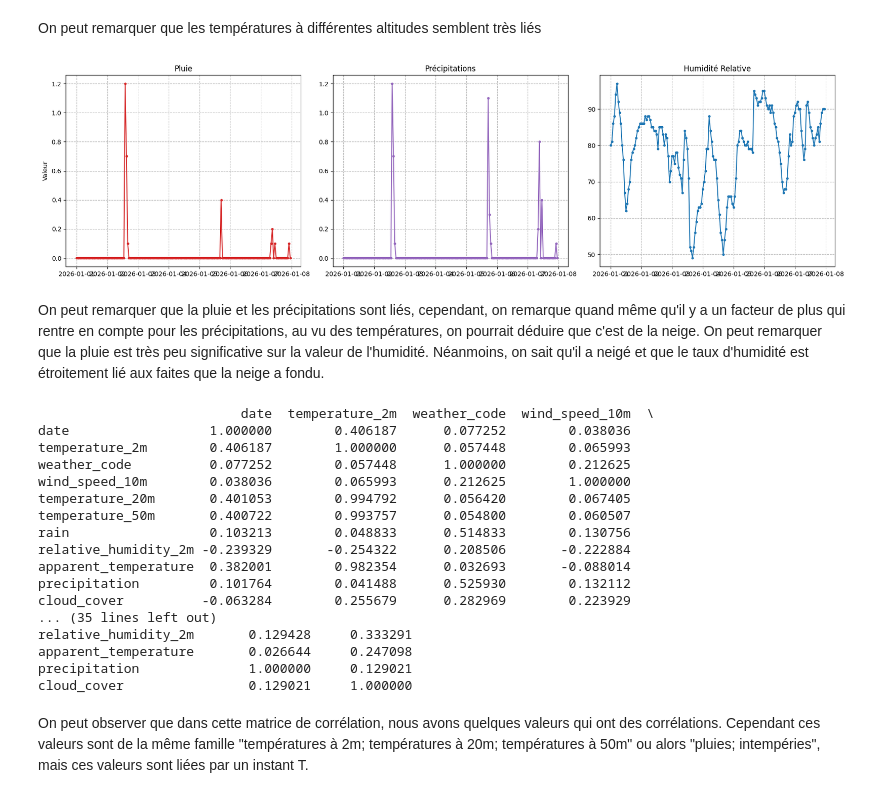
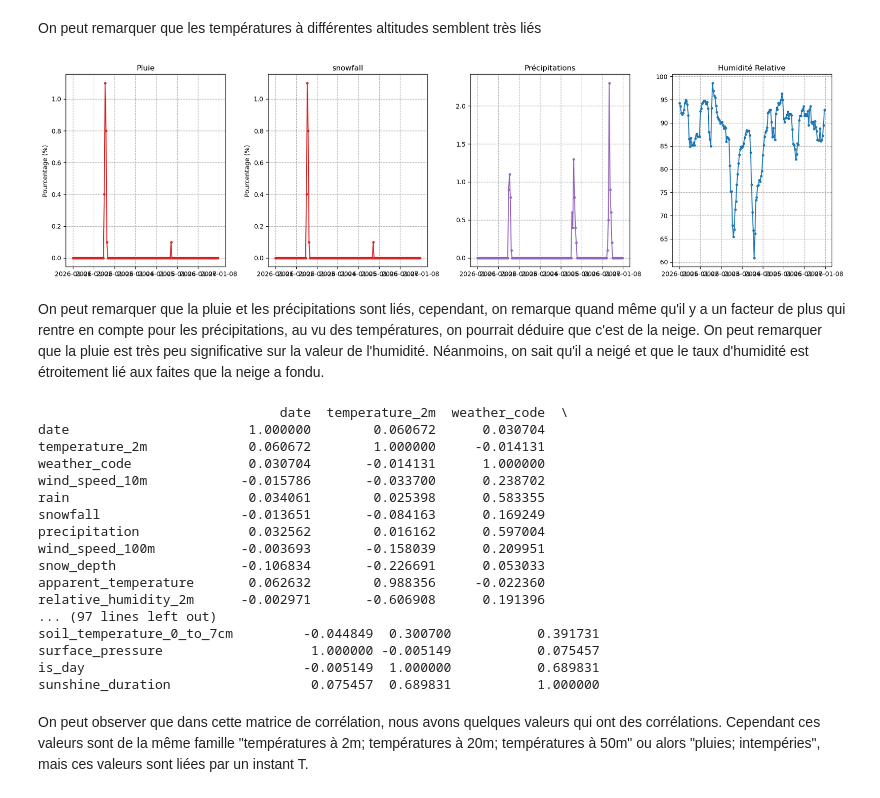
Before and after one commit to qevan91/Projet-fil-rouge-b3, a Jupyter notebook: main.ipynb, the cells around one changed output. Drawn from its saved outputs; the diff is of its cells as text; code cells hidden in the pictures.

```diff
--- a/main.ipynb
+++ b/main.ipynb
@@ -10,7 +10,7 @@ import matplotlib.dates as mdates
 import matplotlib.pyplot as plt
 import pandas as pd
 
-conn = sqlite3.connect("data/meteo_projet.db")
+conn = sqlite3.connect("data/meteo_archive_2010_2026.db")
 
 # lire une table
 df = pd.read_sql_query("SELECT * FROM hourly_weather", conn)
@@ -179,16 +182,14 @@ On peut observer que la vitesse du vent est étroitement corrélé avec la temp
 df['date'] = pd.to_datetime(df['date'])
 df = df.sort_values('date')
 
-start_date = "2026-01-01 00:00:00+00:00"
-end_date = "2026-01-07 23:00:00+00:00"
+start_date = pd.Timestamp("2026-01-01 00:00:00")
+end_date = pd.Timestamp("2026-01-07 23:00:00")
 
 mask = (df['date'] >= start_date) & (df['date'] <= end_date)
 df_filtered = df.loc[mask]
 
 plt.Figure(figsize=(12,6))
 plt.plot(df_filtered['date'], df_filtered['temperature_2m'], color='tab:red', linewidth=2, marker='o', markersize=4)
-plt.plot(df_filtered['date'], df_filtered['temperature_20m'], color='tab:blue', linewidth=2, marker='o', markersize=4)
-plt.plot(df_filtered['date'], df_filtered['temperature_50m'], color='tab:purple', linewidth=2, marker='o', markersize=4)
 plt.title("Évolution de la température à différente altitude - WeatherForYnov", fontsize=14)
 plt.xlabel('Date / Heure')
 plt.ylabel('Température (°C)')
@@ -201,30 +203,34 @@ plt.show()
 # %% [markdown]
 On peut remarquer que les températures à différentes altitudes semblent très liés
 # %%
-fig, (ax1, ax2, ax3) = plt.subplots(1, 3, figsize=(18, 5))
+fig, (ax1, ax2, ax3, ax4) = plt.subplots(1, 4, figsize=(18, 5))
 
 # Graphique 1 : Rain (Pluie)
 ax1.plot(df_filtered['date'], df_filtered['rain'], color='tab:red', marker='o', markersize=3)
 ax1.set_title('Pluie')
-ax1.set_ylabel('Valeur')
+ax1.set_ylabel('Pourcentage (%)')
 ax1.grid(True, linestyle='--')
 
-# Graphique 2 : Précipitations
-ax2.plot(df_filtered['date'], df_filtered['precipitation'], color='tab:purple', marker='o', markersize=3)
-ax2.set_title('Précipitations')
+# Graphique 2 : Snowfall (Neige)
+ax2.plot(df_filtered['date'], df_filtered['rain'], color='tab:red', marker='o', markersize=3)
+ax2.set_title('snowfall')
+ax2.set_ylabel('Pourcentage (%)')
 ax2.grid(True, linestyle='--')
 
-# Graphique 2 : Humidité
-ax3.plot(df_filtered['date'], df_filtered['relative_humidity_2m'], color='tab:blue', marker='o', markersize=3)
-ax3.set_title('Humidité Relative')
+# Graphique 3 : Précipitations
+ax3.plot(df_filtered['date'], df_filtered['precipitation'], color='tab:purple', marker='o', markersize=3)
+ax3.set_title('Précipitations')
 ax3.grid(True, linestyle='--')
 
-
+# Graphique 4 : Humidité
+ax4.plot(df_filtered['date'], df_filtered['relative_humidity_2m'], color='tab:blue', marker='o', markersize=3)
+ax4.set_title('Humidité Relative')
+ax4.grid(True, linestyle='--')
 
 plt.tight_layout()
 plt.show()
 # %% [output]
-[figure, old version]
+[figure, new version]
 # %% [markdown]
 On peut remarquer que la pluie et les précipitations sont liés, cependant, on remarque quand même qu'il y a un facteur de plus qui rentre en compte pour les précipitations, au vu des températures, on pourrait déduire que c'est de la neige. On peut remarquer que la pluie est très peu significative sur la valeur de l'humidité. Néanmoins, on sait qu'il a neigé et que le taux d'humidité est étroitement lié aux faites que la neige a fondu.
 # %%
@@ -232,23 +238,23 @@ correlation = df.corr()
 
 print(correlation)
 # %% [output]
-                          date  temperature_2m  weather_code  wind_speed_10m  \
-date                  1.000000        0.406187      0.077252        0.038036
-temperature_2m        0.406187        1.000000      0.057448        0.065993
-weather_code          0.077252        0.057448      1.000000        0.212625
-wind_speed_10m        0.038036        0.065993      0.212625        1.000000
-temperature_20m       0.401053        0.994792      0.056420        0.067405
-temperature_50m       0.400722        0.993757      0.054800        0.060507
-rain                  0.103213        0.048833      0.514833        0.130756
-relative_humidity_2m -0.239329       -0.254322      0.208506       -0.222884
-apparent_temperature  0.382001        0.982354      0.032693       -0.088014
-precipitation         0.101764        0.041488      0.525930        0.132112
-cloud_cover          -0.063284        0.255679      0.282969        0.223929
-... (35 lines left out)
-relative_humidity_2m       0.129428     0.333291
-apparent_temperature       0.026644     0.247098
-precipitation              1.000000     0.129021
-cloud_cover                0.129021     1.000000
+                               date  temperature_2m  weather_code  \
+date                       1.000000        0.060672      0.030704
+temperature_2m             0.060672        1.000000     -0.014131
+weather_code               0.030704       -0.014131      1.000000
+wind_speed_10m            -0.015786       -0.033700      0.238702
+rain                       0.034061        0.025398      0.583355
+snowfall                  -0.013651       -0.084163      0.169249
+precipitation              0.032562        0.016162      0.597004
+wind_speed_100m           -0.003693       -0.158039      0.209951
+snow_depth                -0.106834       -0.226691      0.053033
+apparent_temperature       0.062632        0.988356     -0.022360
+relative_humidity_2m      -0.002971       -0.606908      0.191396
+... (97 lines left out)
+soil_temperature_0_to_7cm         -0.044849  0.300700           0.391731
+surface_pressure                   1.000000 -0.005149           0.075457
+is_day                            -0.005149  1.000000           0.689831
+sunshine_duration                  0.075457  0.689831           1.000000
 # %% [markdown]
 On peut observer que dans cette matrice de corrélation, nous avons quelques valeurs qui ont des corrélations. Cependant ces valeurs sont de la même famille "températures à 2m; températures à 20m; températures à 50m" ou alors "pluies; intempéries", mais ces valeurs sont liées par un instant T.
 # %%
```
Also changed, not shown: parts of 5 cells of this notebook.
